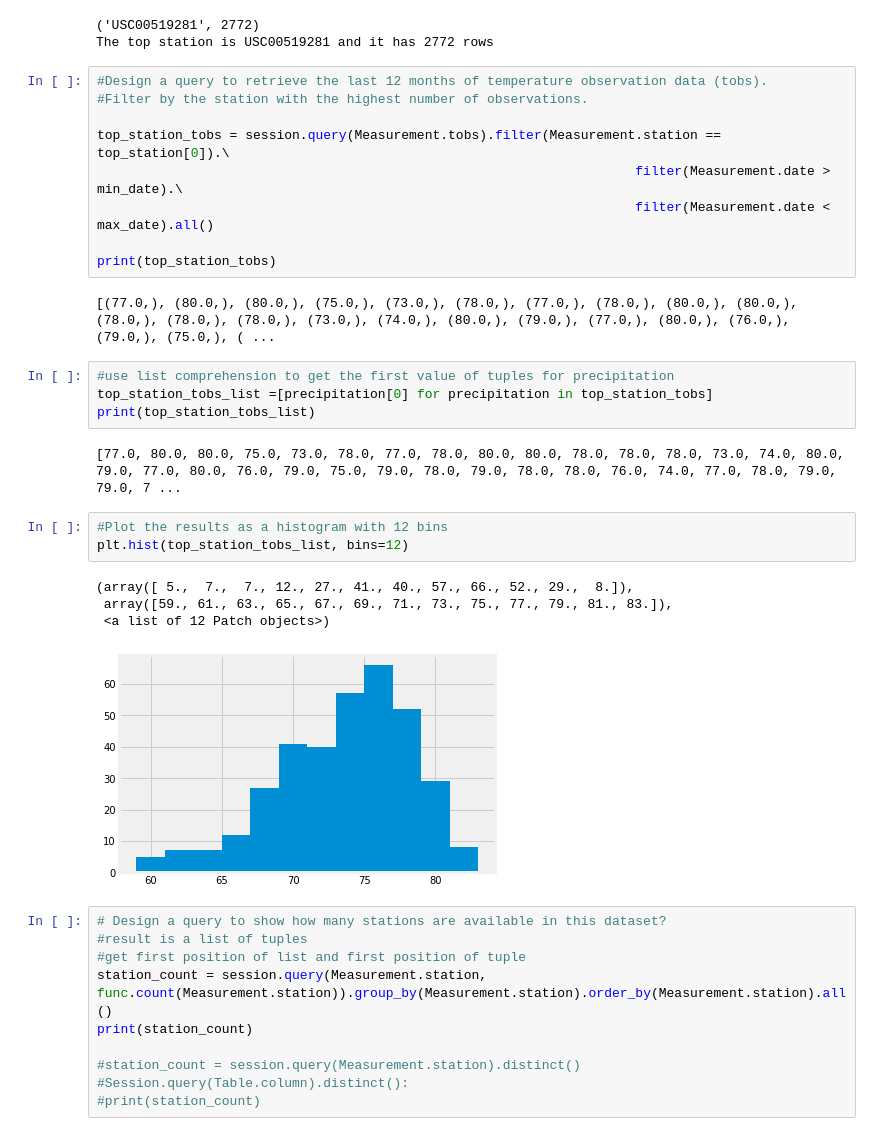
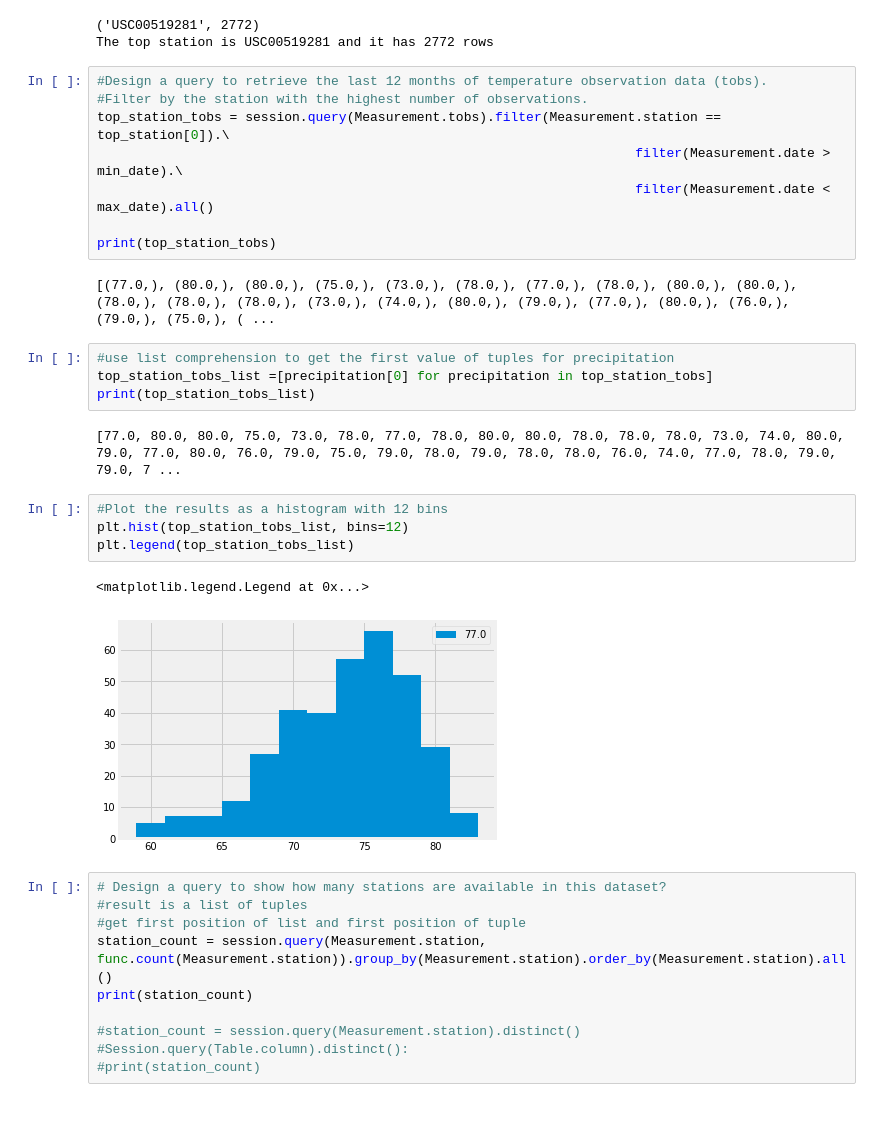
Before and after one commit to TrevorLovesMommy/sqlalchemy-challenge, a Jupyter notebook: climate_starter.ipynb, the cells around one changed output. Saved outputs shown, nothing was run; the diff lists cells and outputs as text.

```diff
--- a/climate_starter.ipynb
+++ b/climate_starter.ipynb
@@ -223,7 +256,6 @@ The top station is USC00519281 and it has 2772 rows
 # %%
 #Design a query to retrieve the last 12 months of temperature observation data (tobs).
 #Filter by the station with the highest number of observations.
-
 top_station_tobs = session.query(Measurement.tobs).filter(Measurement.station == top_station[0]).\
                                                                      filter(Measurement.date > min_date).\
                                                                      filter(Measurement.date < max_date).all()
@@ -240,11 +272,10 @@ print(top_station_tobs_list)
 # %%
 #Plot the results as a histogram with 12 bins
 plt.hist(top_station_tobs_list, bins=12)
+plt.legend(top_station_tobs_list)
 # %% [output]
-(array([ 5.,  7.,  7., 12., 27., 41., 40., 57., 66., 52., 29.,  8.]),
- array([59., 61., 63., 65., 67., 69., 71., 73., 75., 77., 79., 81., 83.]),
- <a list of 12 Patch objects>)
+<matplotlib.legend.Legend at 0x...>
-[figure, old version]
+[figure, new version]
 # %%
 # Design a query to show how many stations are available in this dataset?
 #result is a list of tuples
```
Also changed, not shown: parts of 7 cells of this notebook, 1 other file.
